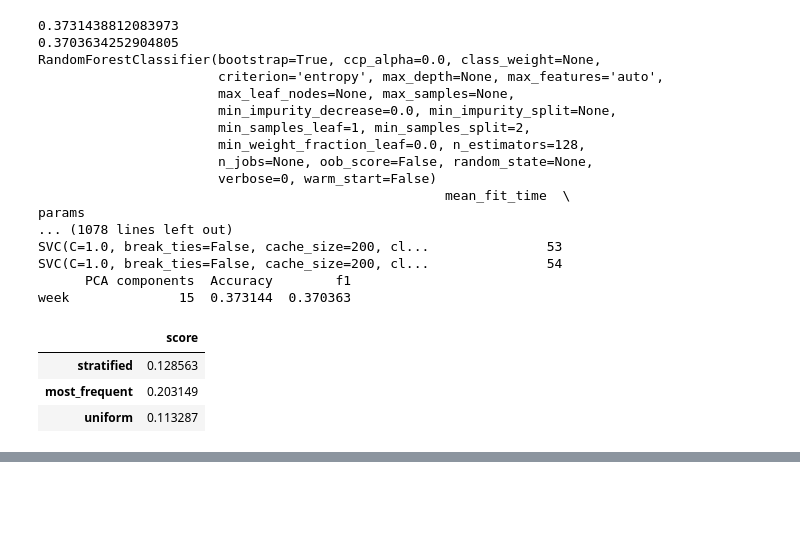
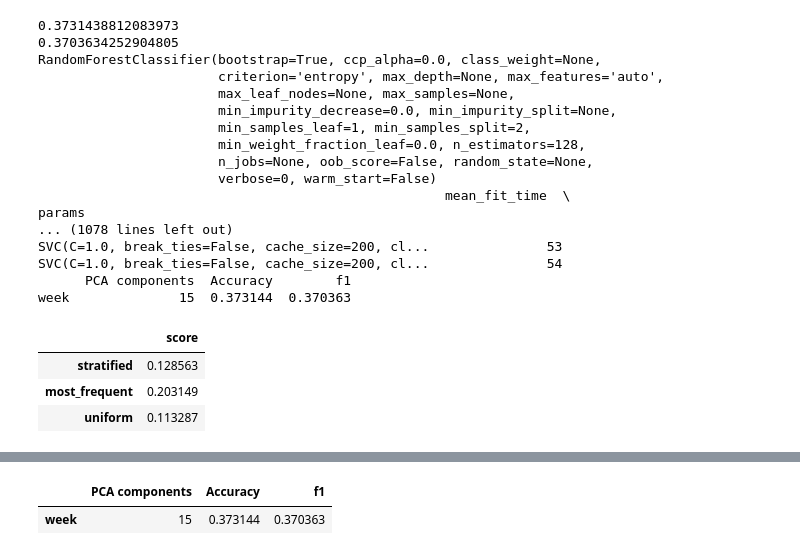
Before and after one commit to gvarg75/Springboard, a Jupyter notebook: Capstone/NFL_capstone/Notebooks/4_nfl_capstone_modeling.ipynb, the cells around one changed output, grey strips where cells are left out. Saved outputs shown, nothing was run; the diff lists cells and outputs as text; code cells hidden in the pictures; blank space fills up the shorter version.

```diff
--- a/Capstone/NFL_capstone/Notebooks/4_nfl_capstone_modeling.ipynb
+++ b/Capstone/NFL_capstone/Notebooks/4_nfl_capstone_modeling.ipynb
@@ -674,0 +605,5 @@ dummy_df
+# %%
+results
+# %% [output]
+|  | PCA components | Accuracy | f1 |
+| week | 15 | 0.373144 | 0.370363 |
```
Also changed, not shown: parts of 4 cells of this notebook.
